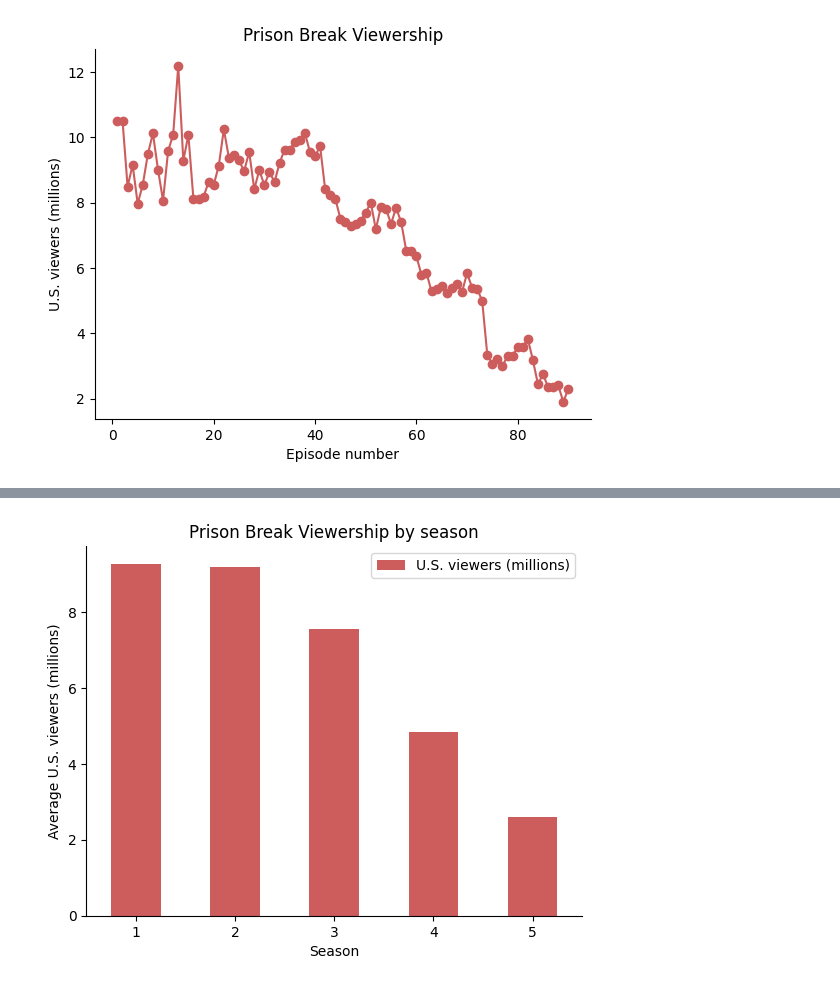
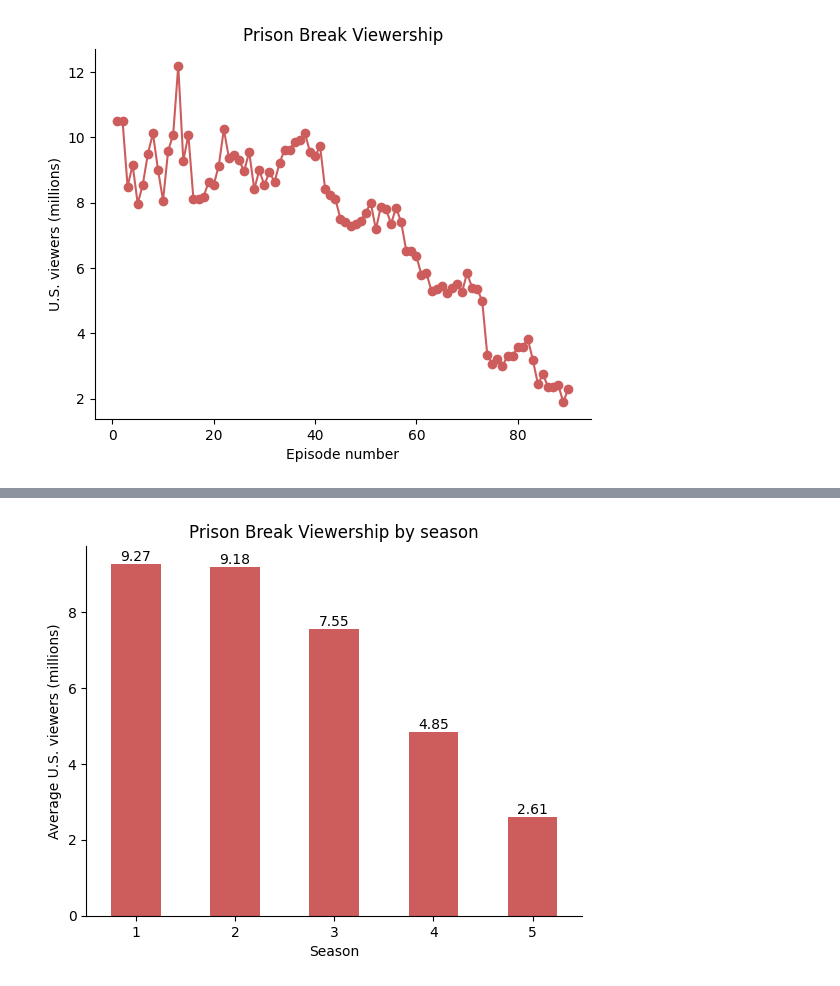
Before and after one commit to KacpiPL/prison_break_report, a Jupyter notebook: prison_break_report.ipynb, the cells around one changed output, grey strips where cells are left out. Drawn from its saved outputs; the diff is of its cells as text; code cells hidden in the pictures.

```diff
--- a/prison_break_report.ipynb
+++ b/prison_break_report.ipynb
@@ -100,24 +112,28 @@ plt.show()
 # %%
 # groupby 'Season' and calculate the mean of 'U.S. viewers (millions)'
 grouped_season = df.groupby('Season')['U.S. viewers (millions)'].mean().round(2)
 grouped_season = pd.DataFrame(grouped_season)
 
 # make the bar chart
-ax = grouped_season.plot(kind='bar', color='indianred')
+ax = grouped_season.plot(kind='bar', color='indianred', legend=False)
 
 # set labels and title
 plt.xlabel('Season')
 plt.ylabel('Average U.S. viewers (millions)')
 plt.title('Prison Break Viewership by season')
 
 # remove top and right borders
 ax = plt.gca()
 ax.spines['top'].set_visible(False)
 ax.spines['right'].set_visible(False)
 
 # rotate x-axis labels vertically
 ax.set_xticklabels(ax.get_xticklabels(), rotation=0)
 
+# add values on top of each bar
+for p in ax.patches:
+    ax.annotate(str(p.get_height()), (p.get_x() + p.get_width() / 2., p.get_height()), ha='center', va='bottom')
+
 plt.show()
 # %% [output]
-[figure, old version]
+[figure, new version]
```
Also changed, not shown: parts of 3 cells of this notebook.
